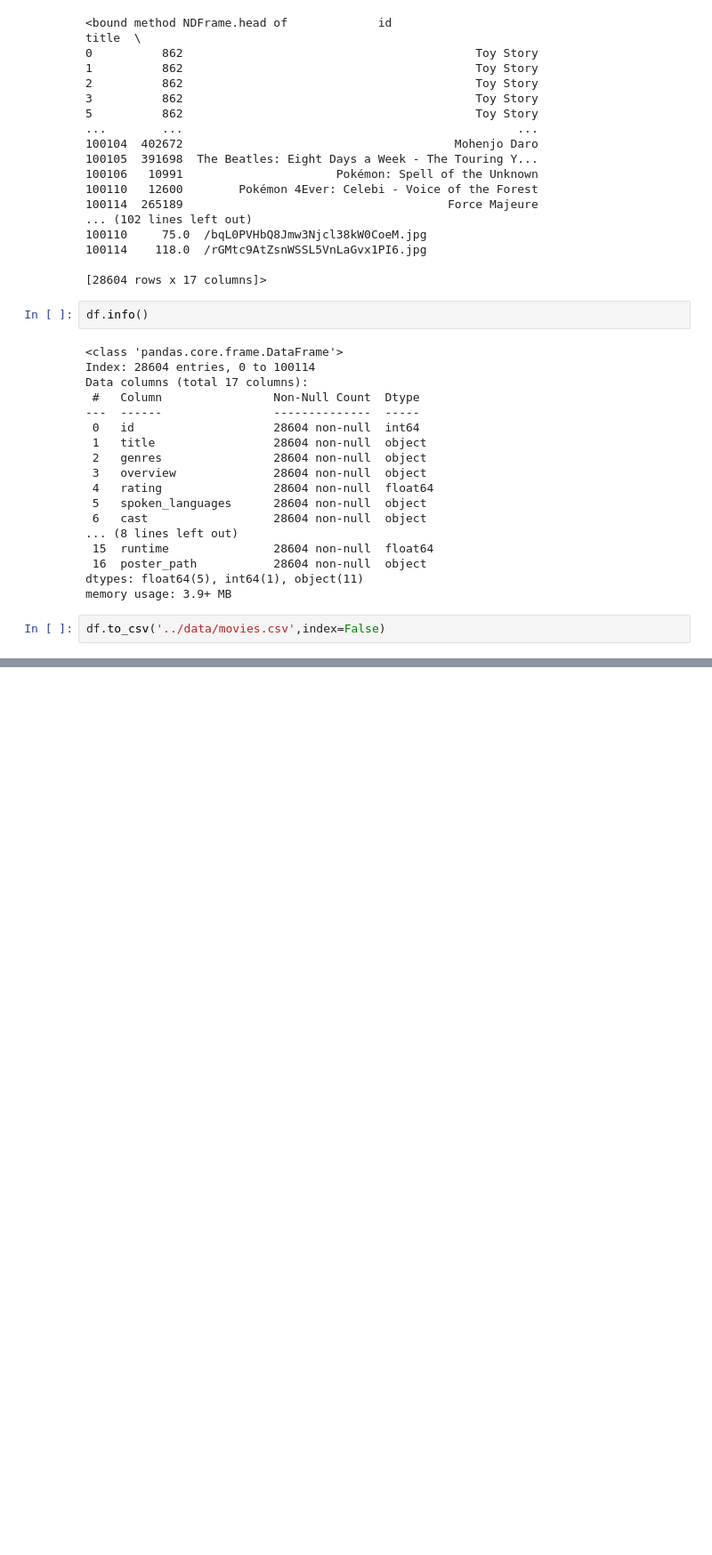
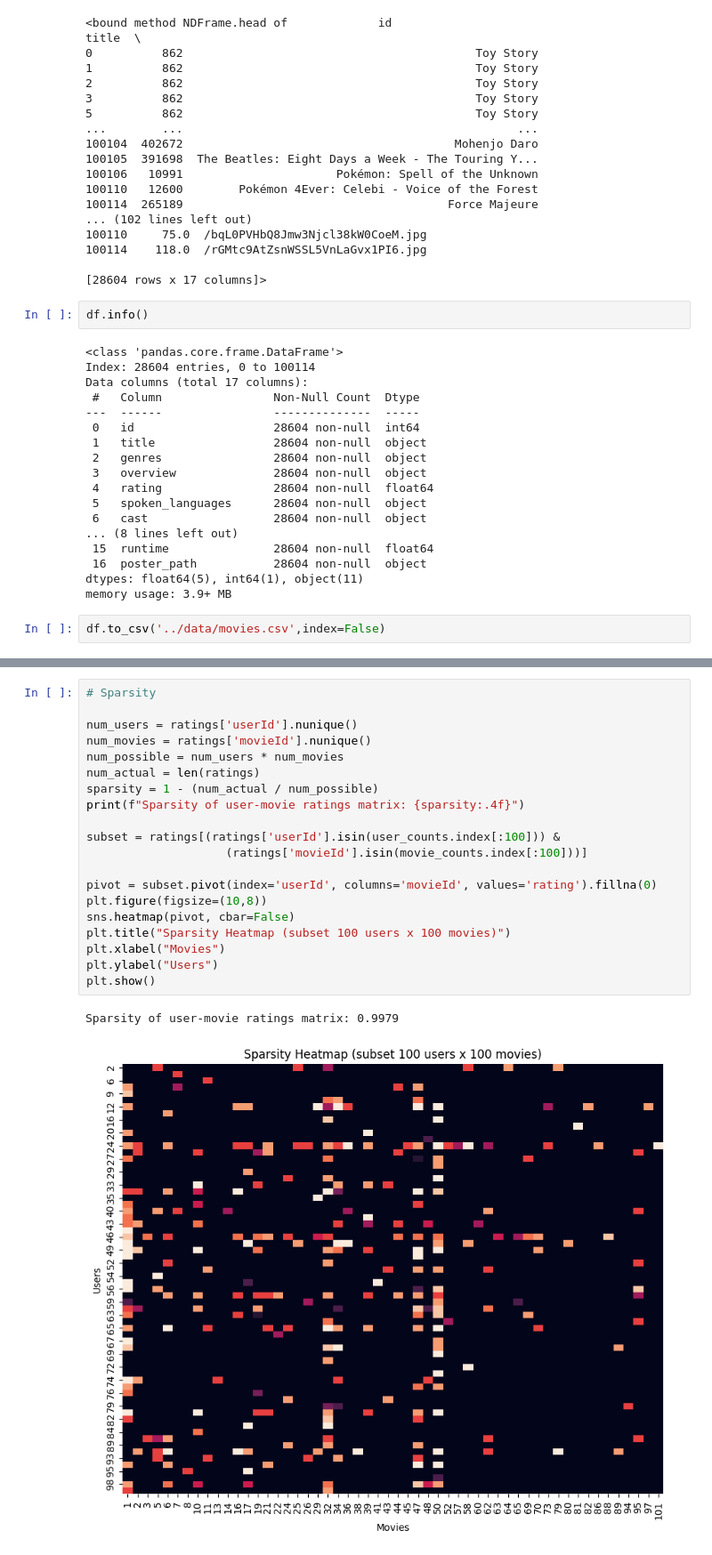
Before and after one commit to Grmamobin/Movies_Recommendation_System, a Jupyter notebook: src/DataCleaning.ipynb, the cells around one changed output, grey strips where cells are left out. Shown: that part at 89% size. Drawn from its saved outputs; the diff is of its cells as text; blank space fills up the shorter version.

```diff
--- a/src/DataCleaning.ipynb
+++ b/src/DataCleaning.ipynb
@@ -210,0 +264,23 @@ df_act.head(5)
+# %%
+# Sparsity
+
+num_users = ratings['userId'].nunique()
+num_movies = ratings['movieId'].nunique()
+num_possible = num_users * num_movies
+num_actual = len(ratings)
+sparsity = 1 - (num_actual / num_possible)
+print(f"Sparsity of user-movie ratings matrix: {sparsity:.4f}")
+
+subset = ratings[(ratings['userId'].isin(user_counts.index[:100])) &
+                    (ratings['movieId'].isin(movie_counts.index[:100]))]
+
+pivot = subset.pivot(index='userId', columns='movieId', values='rating').fillna(0)
+plt.figure(figsize=(10,8))
+sns.heatmap(pivot, cbar=False)
+plt.title("Sparsity Heatmap (subset 100 users x 100 movies)")
+plt.xlabel("Movies")
+plt.ylabel("Users")
+plt.show()
+# %% [output]
+Sparsity of user-movie ratings matrix: 0.9979
+[figure, added]
```
Also changed, not shown: parts of 7 cells of this notebook, 6 other files.
